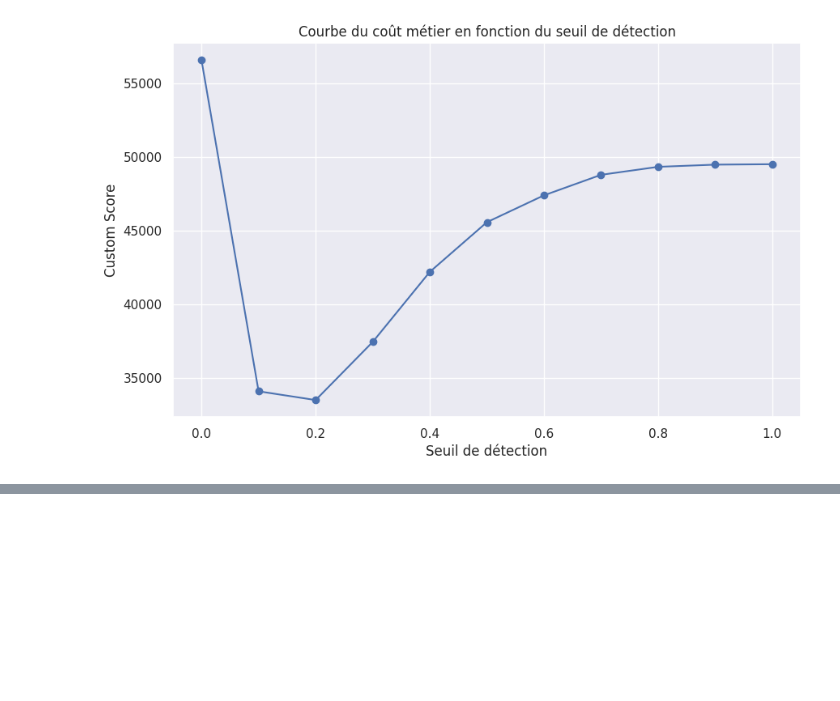
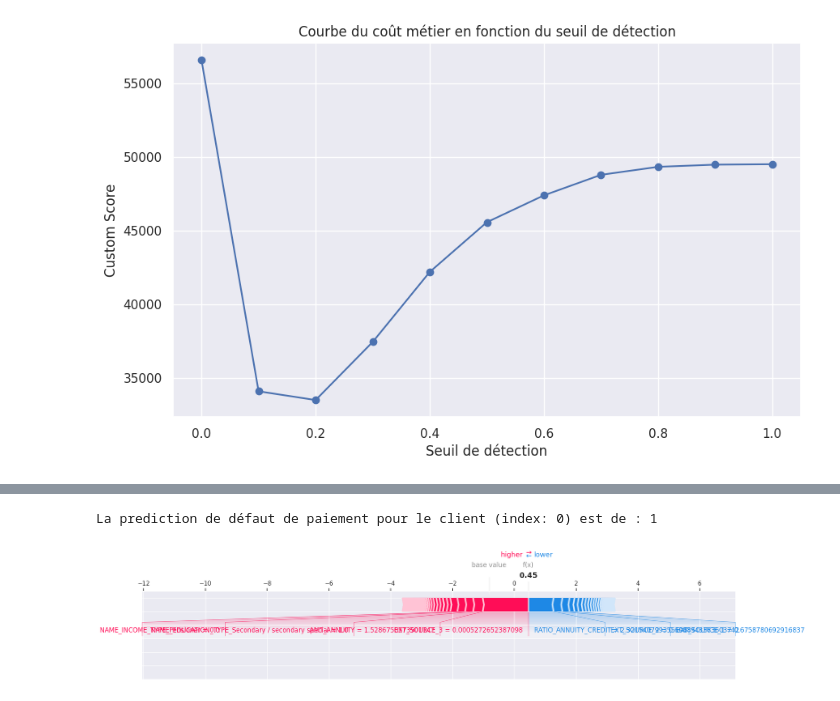
Before and after one commit to DavidScanu/oc-ai-engineer-p04-scoring, a Jupyter notebook: p04_scanu_david_02_notebook_training_2024_11_22.ipynb, the cells around one changed output, grey strips where cells are left out. Cells and saved outputs as stored; diff of their text form; code cells hidden in the pictures; blank space fills up the shorter version.

```diff
--- a/p04_scanu_david_02_notebook_training_2024_11_22.ipynb
+++ b/p04_scanu_david_02_notebook_training_2024_11_22.ipynb
@@ -1574,0 +1599,10 @@ Pour une meilleure compréhension, il est recommandé de visualiser les résulta
+# %%
+print(f"La prediction de défaut de paiement pour le client (index: 0) est de : {y_test[0]}")
+# %% [output]
+La prediction de défaut de paiement pour le client (index: 0) est de : 1
+# %%
+# Interprétabilité locale :
+# Expliquer la première instance dans l'ensemble de données de test
+shap.plots.force(shap_values[0], matplotlib=True)
+# %% [output]
+[figure, added]
```
Also changed, not shown: parts of 25 cells of this notebook, 1 other file.
